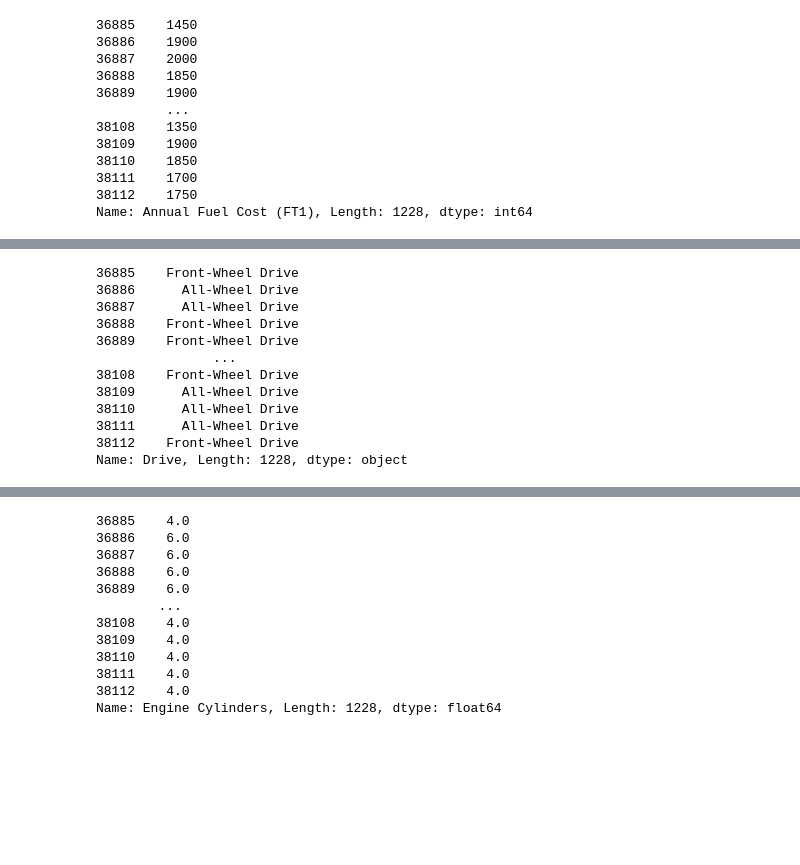
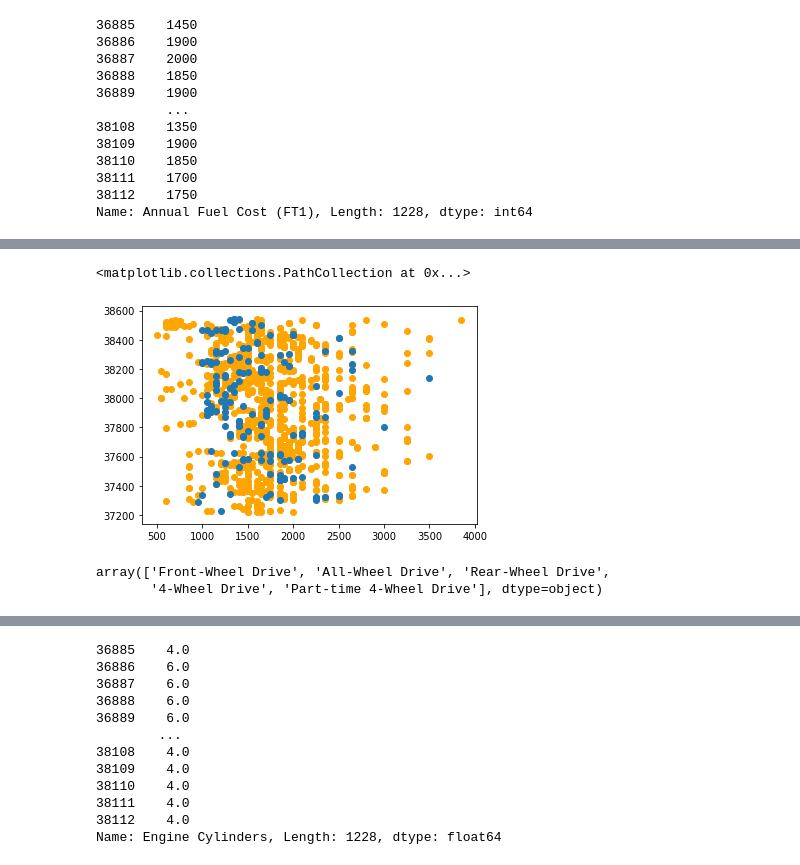
Before and after one commit to geraldwattsthethird/Fuel-Cost-Analysis, a Jupyter notebook: Fuel_Cost.ipynb, the cells around one changed output, grey strips where cells are left out. Drawn from its saved outputs; the diff is of its cells as text; code cells hidden in the pictures; blank space fills up the shorter version.

```diff
--- a/Fuel_Cost.ipynb
+++ b/Fuel_Cost.ipynb
@@ -382,16 +346,13 @@ Name: Transmission, dtype: object
+# %%
+plt.scatter(transmit_2017_a_fuel, transmit_2017_a_ID, color="orange")
+plt.scatter(transmit_2017_m_fuel, transmit_2017_m_ID)
+#add liner regression
+# %% [output]
+<matplotlib.collections.PathCollection at 0x...>
+[figure, added]
 # %%
 drive_2017 = cleaned_data2['Drive']
-drive_2017
+drive_2017.unique()
 # %% [output]
-36885    Front-Wheel Drive
-36886      All-Wheel Drive
-36887      All-Wheel Drive
-36888    Front-Wheel Drive
-36889    Front-Wheel Drive
-               ...
-38108    Front-Wheel Drive
-38109      All-Wheel Drive
-38110      All-Wheel Drive
-38111      All-Wheel Drive
-38112    Front-Wheel Drive
-Name: Drive, Length: 1228, dtype: object
+array(['Front-Wheel Drive', 'All-Wheel Drive', 'Rear-Wheel Drive',
+       '4-Wheel Drive', 'Part-time 4-Wheel Drive'], dtype=object)
```
Also changed, not shown: parts of 10 cells of this notebook.
